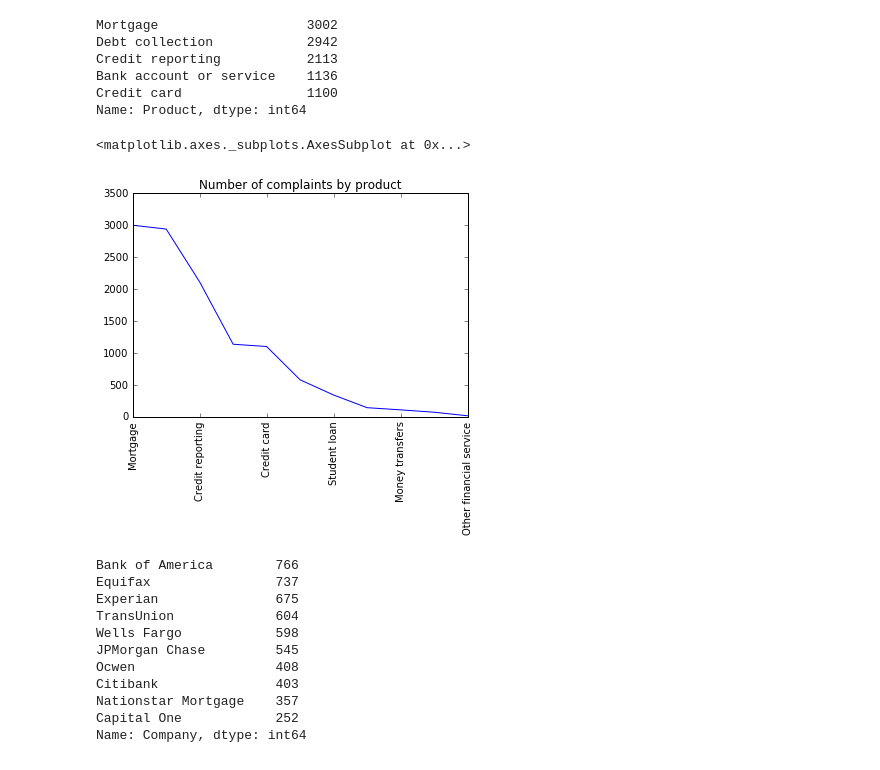
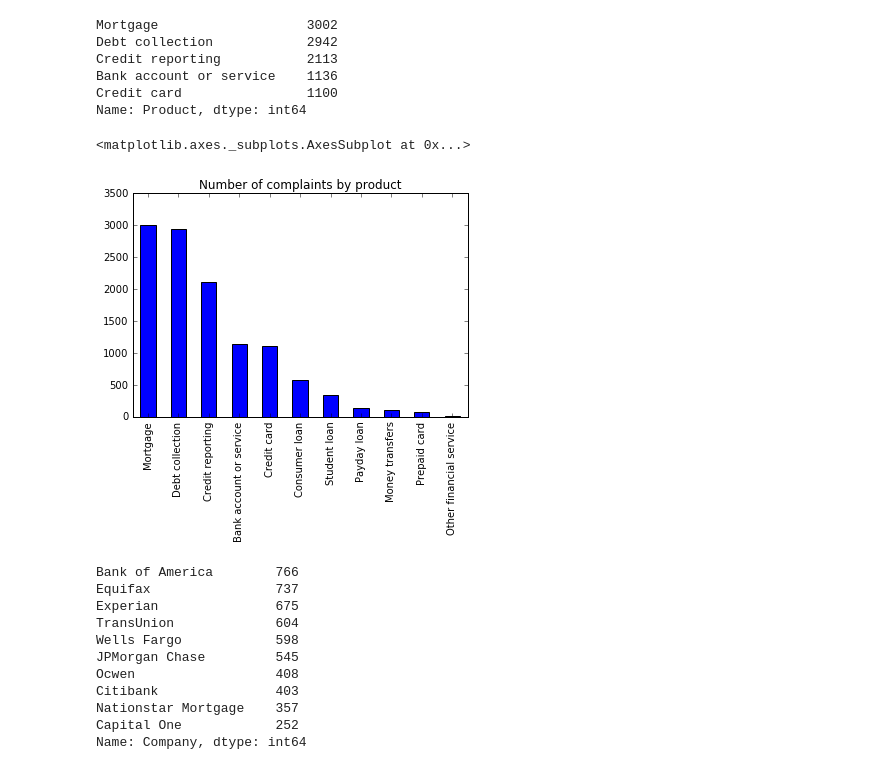
Before and after one commit to ArtyomMinsk/Consumer_Complaints, a Jupyter notebook: consumer_complaints.ipynb, the cells around one changed output. Saved outputs shown, nothing was run; the diff lists cells and outputs as text; code cells hidden in the pictures.

```diff
--- a/consumer_complaints.ipynb
+++ b/consumer_complaints.ipynb
@@ -64,10 +63,10 @@ Bank account or service    1136
 Credit card                1100
 Name: Product, dtype: int64
 # %%
-complaints.plot(title='Number of complaints by product', rot=90)
+complaints.plot(title='Number of complaints by product', kind='bar', rot=90)
 # %% [output]
 <matplotlib.axes._subplots.AxesSubplot at 0x...>
-[figure, old version]
+[figure, new version]
 # %%
 complaints_by_company = consumer_complaints['Company'].value_counts().head(10)
 complaints_by_company
```
Also changed, not shown: parts of 9 cells of this notebook.
